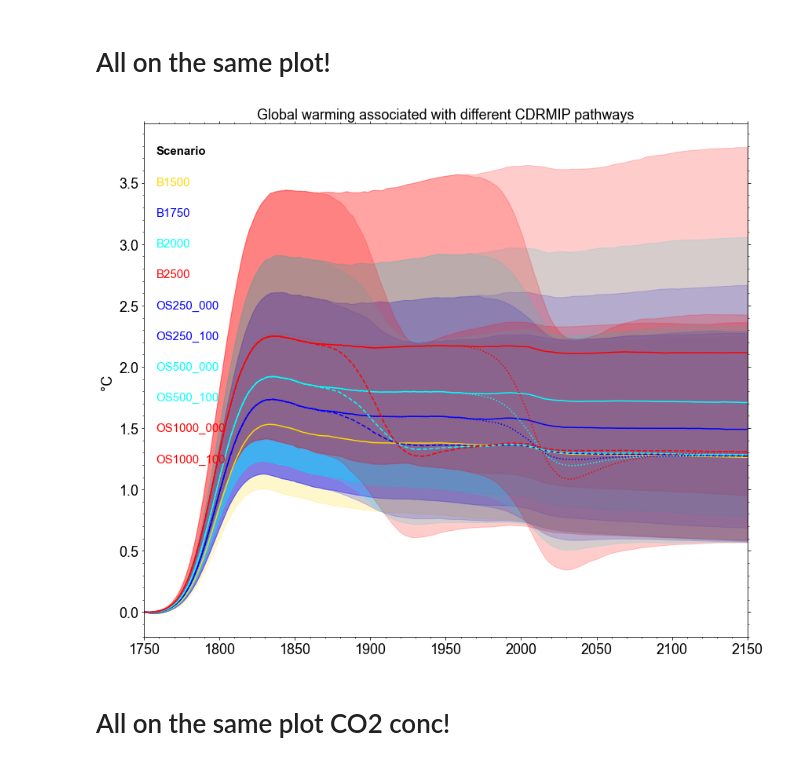
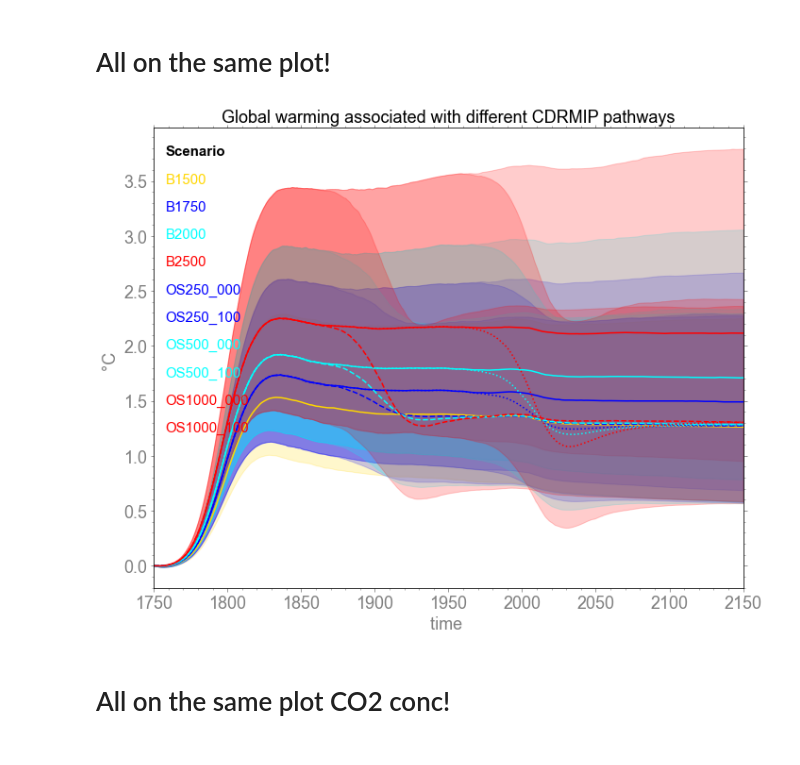
Before and after one commit to camillamathison/FaIR-Spice, a Jupyter notebook: notebooks/run-fair-ar6-cdrmip.ipynb, the cells around one changed output. Saved outputs shown, nothing was run; the diff lists cells and outputs as text; code cells hidden in the pictures.

```diff
--- a/notebooks/run-fair-ar6-cdrmip.ipynb
+++ b/notebooks/run-fair-ar6-cdrmip.ipynb
@@ -155,7 +155,7 @@ with open('../data_input/fair_ar6/fair-1.6.2-wg3-params.json', "r") as infile:
         for key in data:
             val = data[key]
             # if the value is a list of length 401
-            if type(val) == list and len(val) == 401:
+            if type(val) == list and len(val) == 361:
                 #print(key)
                 # for i in range(400 - len(val)): # IF 401 IS HARD CODED, THIS LINE IS UNNECESSARILY COMPLICATED
                 for i in range(40):
@@ -696,42 +699,45 @@ linestyle = {'B1500':'solid',
           'OS1000_100':'dotted'
             }
 # %%
-fig, ax = pl.subplots(figsize=(12, 10))
+fig, ax = pl.subplots(figsize=(10, 8))
 
-ax.tick_params(axis='both', which='major', labelsize=18)
-ax.tick_params(axis='both', which='minor', labelsize=18)
+ax.tick_params(axis='both', which='major', color = 'gray',labelsize=18)
+ax.tick_params(axis='both', which='minor', color = 'gray', labelsize=18)
 ax.text(0.02, 0.94, 'Scenario', fontweight='bold', fontsize=15, transform=ax.transAxes)
 for i, scenario in enumerate(scenarios):
     ax.fill_between(np.arange(1750,2151), np.percentile(results_out[scenario]['temp'][0:401,:], 5, axis=1), np.percentile(results_out[scenario]['temp'][0:401,:], 95, axis=1), color=colors[scenario], alpha=0.2)
     ax.plot(np.arange(1750, 2151), np.median(results_out[scenario]['temp'][0:401,:] , axis=1), color=colors[scenario], label=labels[scenario], linestyle=linestyle[scenario])
     ax.text(0.02, 0.88-0.06*i, labels[scenario], color=colors[scenario], transform=ax.transAxes, fontsize=15)
 #ax.legend(fontsize=10);
-ax.set_ylabel('°C ', fontsize=18);
+ax.set_ylabel('°C ', fontsize=18, color='gray');
 ax.set_title('Global warming associated with different CDRMIP pathways', fontsize=18);
 ax.set_xlim(1750, 2150)
+ax.set_xlabel('time ', fontsize=18, color='gray');
+ax.tick_params(axis='y', colors='gray')
+ax.tick_params(axis='x', colors='gray')
 #ax.set_ylim(-0.5, 1.5)
 
 from matplotlib import ticker
 
 #ax1 = ax.twinx()
 #positions = np.arange(0.75, 2.76, 0.25)
 
 #ax1.yaxis.set_major_locator(ticker.FixedLocator(positions))
 
 #ax1.set_ylim(0.75,2.75)
 #ax1.spines['right'].set_color('gray')
 #ax1.tick_params(axis='y', colors='gray')
 #ax1.set_ylabel('°C relative to 1850-1900', color='gray', fontsize=18)
 
 
 #ax.axhline(0, ls=':', color='k', lw=0.5)
 #ax1.axhline(1.5, ls='-.', color='k', lw=0.5)
 #ax1.axhline(1.75, ls='-.', color='k', lw=0.5)
 #ax1.axhline(2.0, ls='-', color='k', lw=0.5)
 fig.tight_layout()
 pl.savefig('../plots/cdrmip_temps.png', dpi=500, transparent=False)
 # %% [output]
-[figure, old version]
+[figure, new version]
 # %% [markdown]
 # All on the same plot CO2 conc!
 # %%
```
Also changed, not shown: parts of 3 cells of this notebook, 2 other files.
